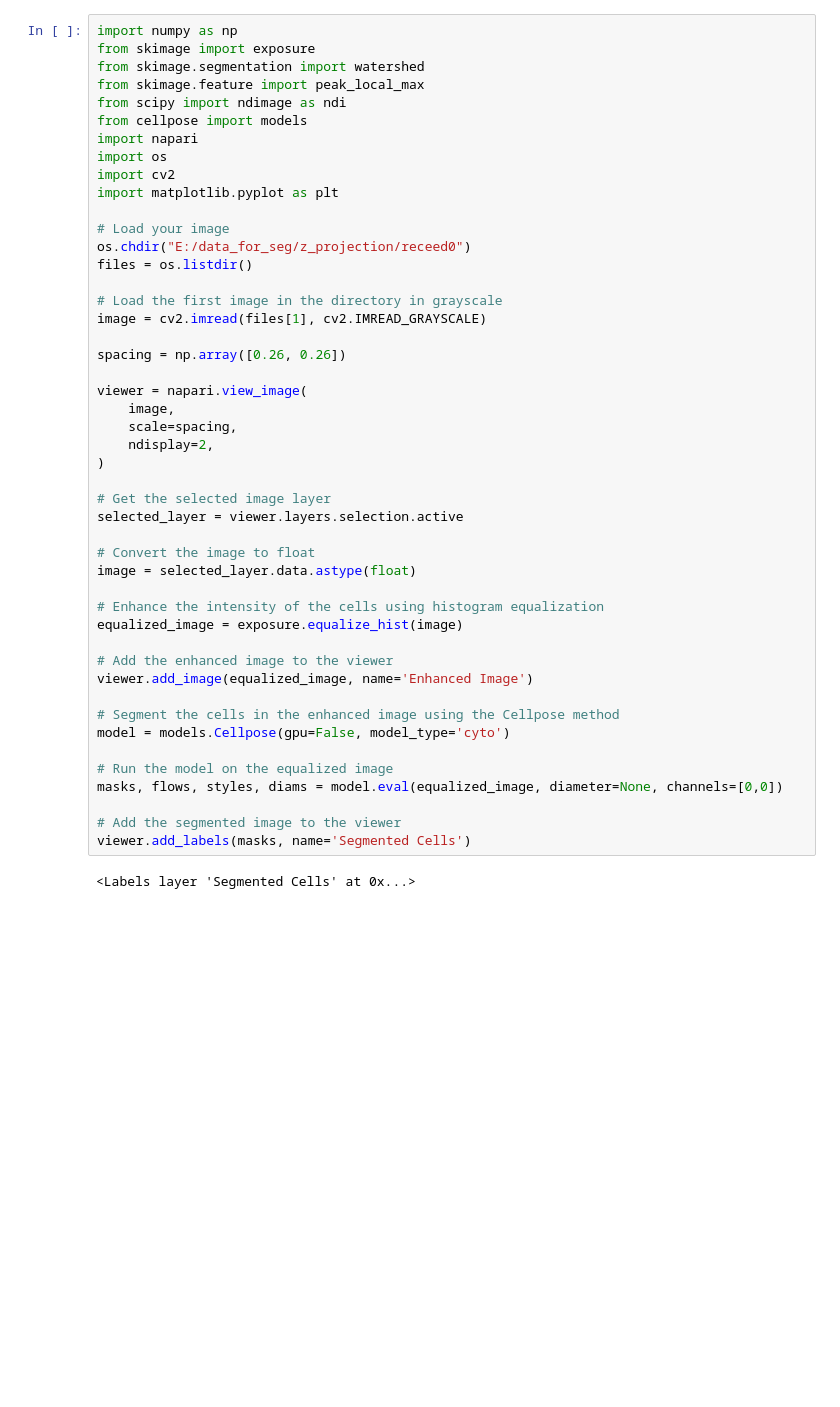
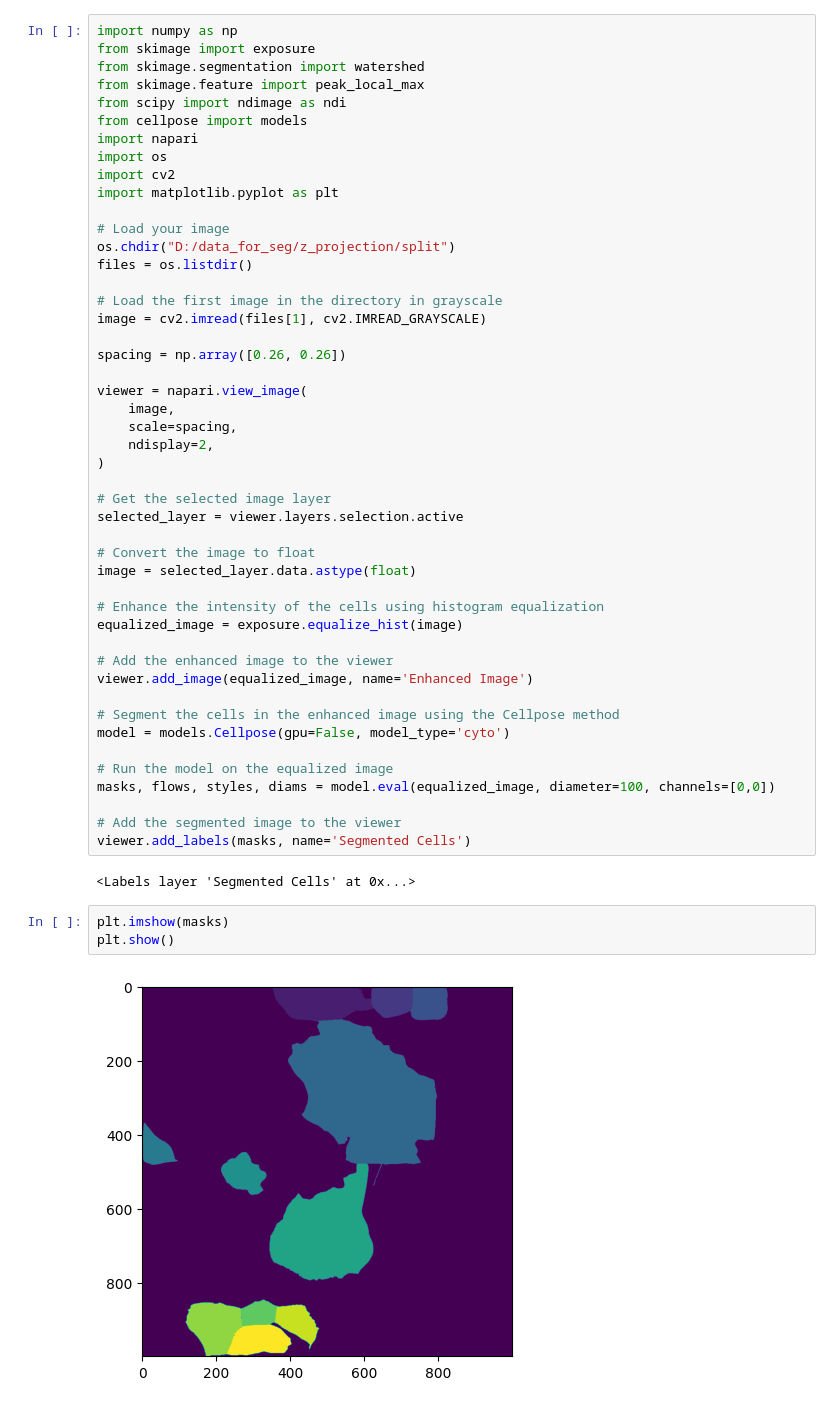
Before and after one commit to lguertle/organoids-project, a Jupyter notebook: notebooks/CellPose_segmentation.ipynb, the cells around one changed output. Saved outputs shown, nothing was run; the diff lists cells and outputs as text; blank space fills up the shorter version.

```diff
--- a/notebooks/CellPose_segmentation.ipynb
+++ b/notebooks/CellPose_segmentation.ipynb
@@ -11,7 +11,7 @@ import cv2
 import matplotlib.pyplot as plt
 
 # Load your image
-os.chdir("E:/data_for_seg/z_projection/receed0")
+os.chdir("D:/data_for_seg/z_projection/split")
 files = os.listdir()
 
 # Load the first image in the directory in grayscale
@@ -41,9 +41,14 @@ viewer.add_image(equalized_image, name='Enhanced Image')
 model = models.Cellpose(gpu=False, model_type='cyto')
 
 # Run the model on the equalized image
-masks, flows, styles, diams = model.eval(equalized_image, diameter=None, channels=[0,0])
+masks, flows, styles, diams = model.eval(equalized_image, diameter=100, channels=[0,0])
 
 # Add the segmented image to the viewer
 viewer.add_labels(masks, name='Segmented Cells')
 # %% [output]
 <Labels layer 'Segmented Cells' at 0x...>
+# %%
+plt.imshow(masks)
+plt.show()
+# %% [output]
+[figure, added]
```
Also changed, not shown: parts of 1 cell of this notebook, 5 other files.
